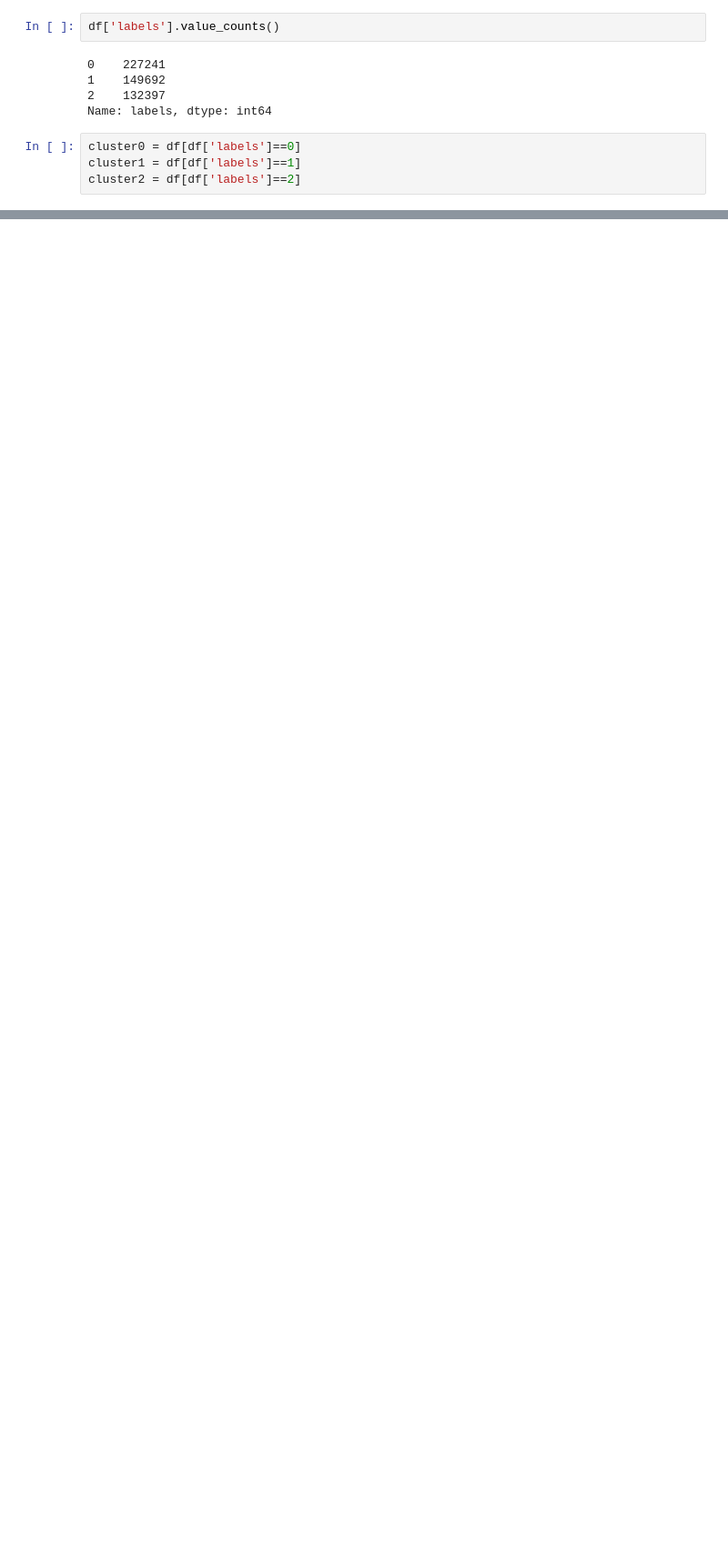
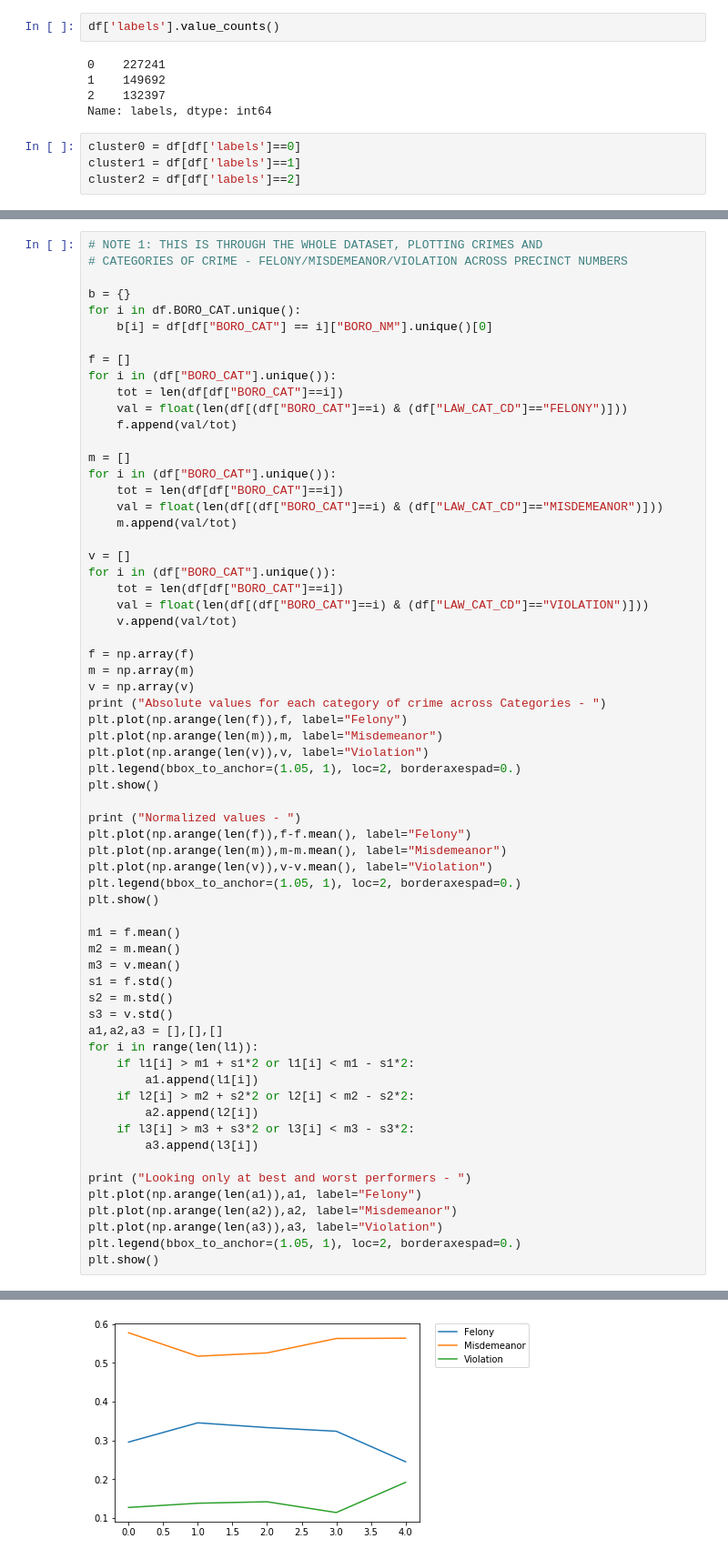
Before and after one commit to noopurP/NBAY6170_project, a Jupyter notebook: nypd_dataset.ipynb, the cells around one changed output, grey strips where cells are left out. Shown: that part at 91% size. Saved outputs shown, nothing was run; the diff lists cells and outputs as text; blank space fills up the shorter version.

```diff
--- a/nypd_dataset.ipynb
+++ b/nypd_dataset.ipynb
@@ -259,0 +394,65 @@ for i in range(3):
+# %%
+# NOTE 1: THIS IS THROUGH THE WHOLE DATASET, PLOTTING CRIMES AND
+# CATEGORIES OF CRIME - FELONY/MISDEMEANOR/VIOLATION ACROSS PRECINCT NUMBERS
+
+b = {}
+for i in df.BORO_CAT.unique():
+    b[i] = df[df["BORO_CAT"] == i]["BORO_NM"].unique()[0]
+
+f = []
+for i in (df["BORO_CAT"].unique()):
+    tot = len(df[df["BORO_CAT"]==i])
+    val = float(len(df[(df["BORO_CAT"]==i) & (df["LAW_CAT_CD"]=="FELONY")]))
+    f.append(val/tot)
+
+m = []
+for i in (df["BORO_CAT"].unique()):
+    tot = len(df[df["BORO_CAT"]==i])
+    val = float(len(df[(df["BORO_CAT"]==i) & (df["LAW_CAT_CD"]=="MISDEMEANOR")]))
+    m.append(val/tot)
+
+v = []
+for i in (df["BORO_CAT"].unique()):
+    tot = len(df[df["BORO_CAT"]==i])
+    val = float(len(df[(df["BORO_CAT"]==i) & (df["LAW_CAT_CD"]=="VIOLATION")]))
+    v.append(val/tot)
+
+f = np.array(f)
+m = np.array(m)
+v = np.array(v)
+print ("Absolute values for each category of crime across Categories - ")
+plt.plot(np.arange(len(f)),f, label="Felony")
+plt.plot(np.arange(len(m)),m, label="Misdemeanor")
+plt.plot(np.arange(len(v)),v, label="Violation")
+plt.legend(bbox_to_anchor=(1.05, 1), loc=2, borderaxespad=0.)
+plt.show()
+
+print ("Normalized values - ")
+plt.plot(np.arange(len(f)),f-f.mean(), label="Felony")
+plt.plot(np.arange(len(m)),m-m.mean(), label="Misdemeanor")
+plt.plot(np.arange(len(v)),v-v.mean(), label="Violation")
+plt.legend(bbox_to_anchor=(1.05, 1), loc=2, borderaxespad=0.)
+plt.show()
+
+m1 = f.mean()
+m2 = m.mean()
+m3 = v.mean()
+s1 = f.std()
+s2 = m.std()
+s3 = v.std()
+a1,a2,a3 = [],[],[]
+for i in range(len(l1)):
+    if l1[i] > m1 + s1*2 or l1[i] < m1 - s1*2:
+        a1.append(l1[i])
+    if l2[i] > m2 + s2*2 or l2[i] < m2 - s2*2:
+        a2.append(l2[i])
+    if l3[i] > m3 + s3*2 or l3[i] < m3 - s3*2:
+        a3.append(l3[i])
+
+print ("Looking only at best and worst performers - ")
+plt.plot(np.arange(len(a1)),a1, label="Felony")
+plt.plot(np.arange(len(a2)),a2, label="Misdemeanor")
+plt.plot(np.arange(len(a3)),a3, label="Violation")
+plt.legend(bbox_to_anchor=(1.05, 1), loc=2, borderaxespad=0.)
+plt.show()
+# %% [output]
@@ -259,0 +460 @@ for i in range(3):
+[figure, added]
```
Also changed, not shown: parts of 27 cells of this notebook.
